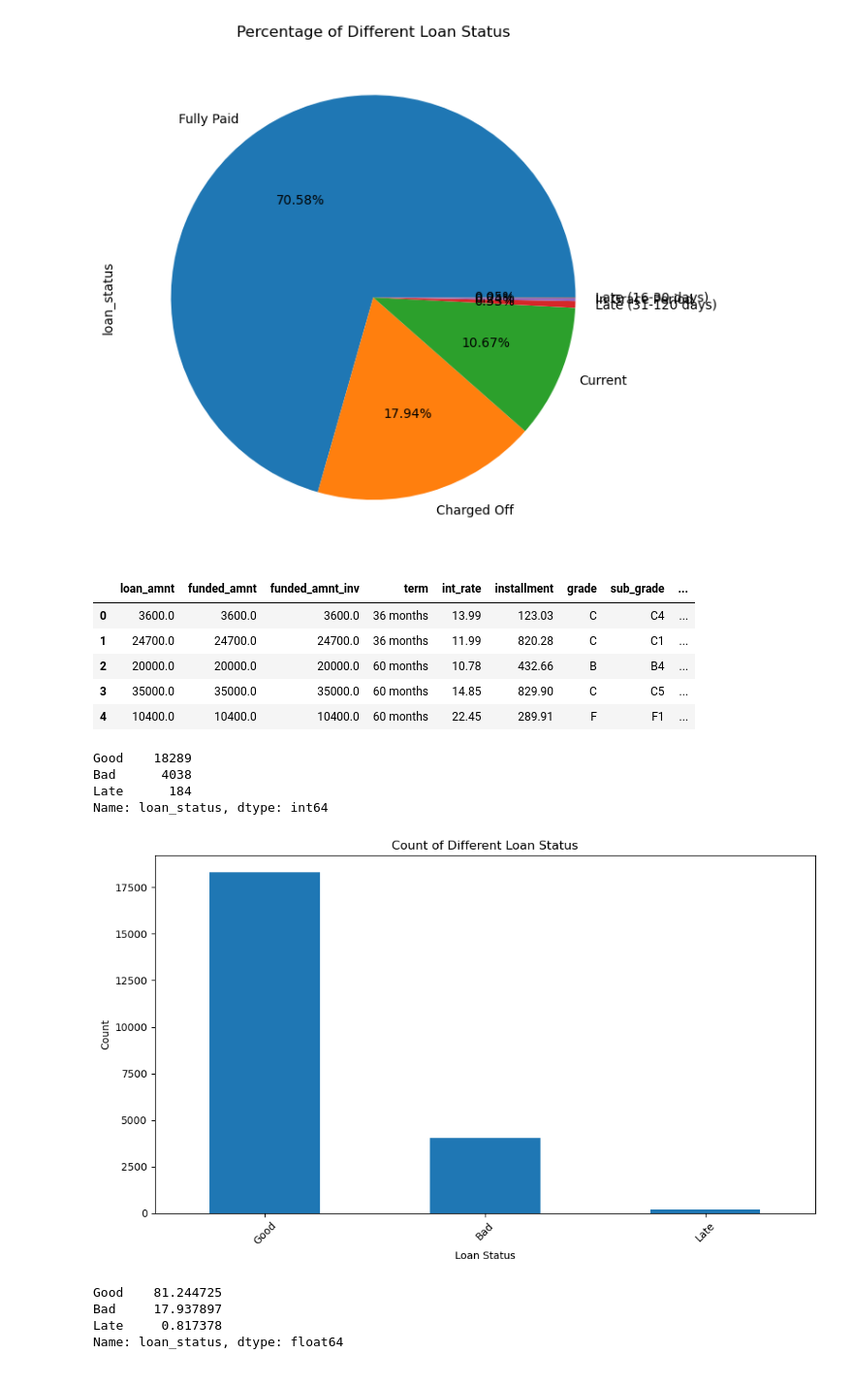
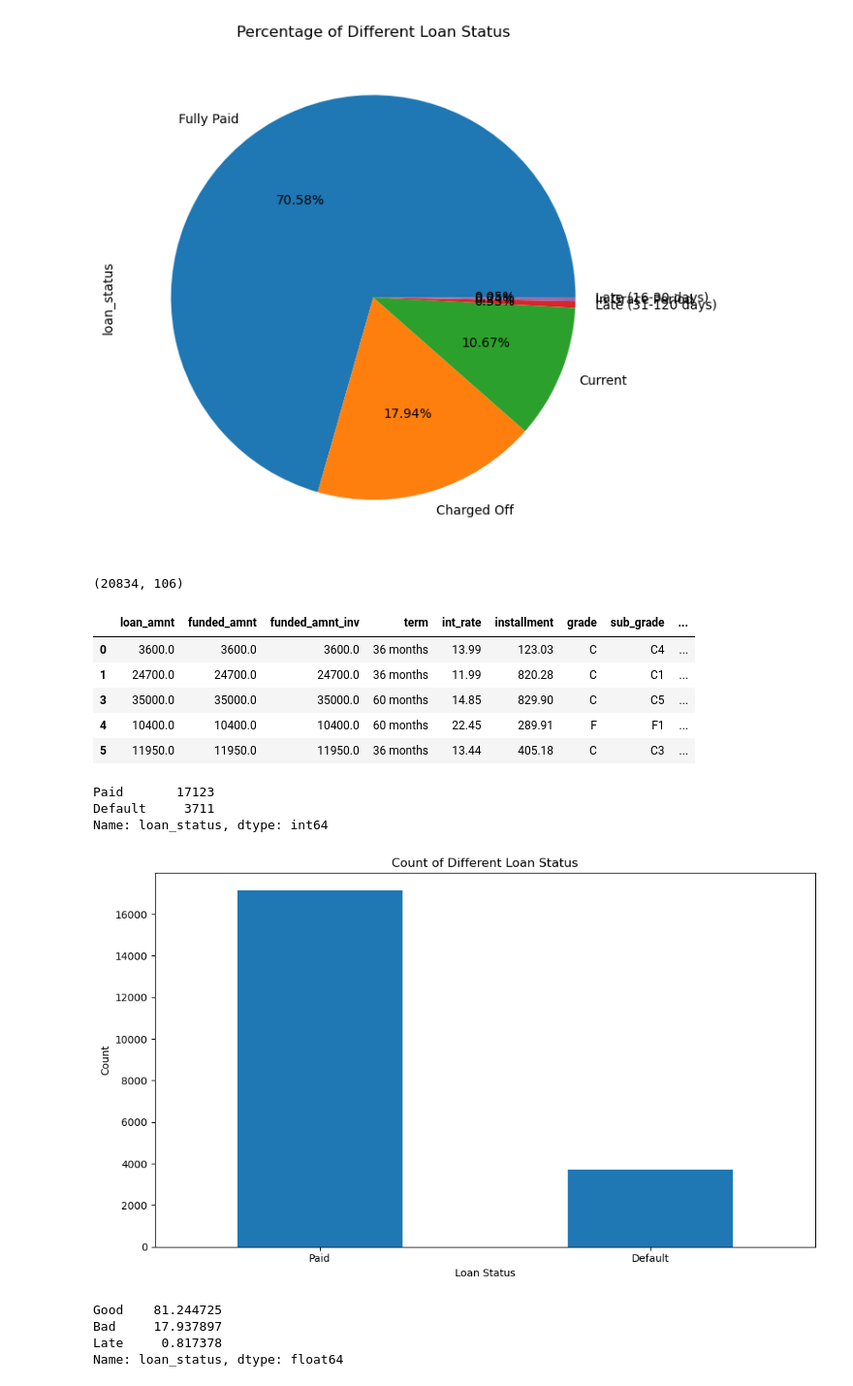
Before and after one commit to rachellliao/loan-default-prediction, a Jupyter notebook: EDA.ipynb, the cells around one changed output. Shown at 97% size. Saved outputs shown, nothing was run; the diff lists cells and outputs as text; code cells hidden in the pictures.

```diff
--- a/EDA.ipynb
+++ b/EDA.ipynb
@@ -307,12 +308,21 @@ plt.tight_layout()
 plt.show()
 # %% [output]
 [figure]
+# %%
+# Drop the rows with 'Late (16-30 days)', 'Late (31-120 days)', and 'In Grace Period' values in 'loan_status' column
+df_clean = df_clean[df_clean['loan_status'] != 'Late (16-30 days)']
+df_clean = df_clean[df_clean['loan_status'] != 'Late (31-120 days)']
+df_clean = df_clean[df_clean['loan_status'] != 'In Grace Period']
+
+# Check the shape of the dataframe
+df_clean.shape
+# %% [output]
+(20834, 106)
 # %%
 # Create a new DataFrame with modified loan_status values
 df_modified = df_clean.copy()
-df_modified['loan_status'] = df_modified['loan_status'].replace(['Fully Paid', 'Current'], 'Good')
-df_modified['loan_status'] = df_modified['loan_status'].replace(['Late (16-30 days)', 'Late (31-120 days)', 'In Grace Period'], 'Late')
-df_modified['loan_status'] = df_modified['loan_status'].replace(['Charged Off'], 'Bad')
+df_modified['loan_status'] = df_modified['loan_status'].replace(['Fully Paid', 'Current'], 'Paid')
+df_modified['loan_status'] = df_modified['loan_status'].replace(['Charged Off'], 'Default')
 
 # Show the first 5 rows of the modified DataFrame
 df_modified.head()
@@ -320,29 +330,28 @@ df_modified.head()
 |  | loan_amnt | funded_amnt | funded_amnt_inv | term | int_rate | installment | grade | sub_grade | ... |
 | 0 | 3600.0 | 3600.0 | 3600.0 | 36 months | 13.99 | 123.03 | C | C4 | ... |
 | 1 | 24700.0 | 24700.0 | 24700.0 | 36 months | 11.99 | 820.28 | C | C1 | ... |
-| 2 | 20000.0 | 20000.0 | 20000.0 | 60 months | 10.78 | 432.66 | B | B4 | ... |
 | 3 | 35000.0 | 35000.0 | 35000.0 | 60 months | 14.85 | 829.90 | C | C5 | ... |
 | 4 | 10400.0 | 10400.0 | 10400.0 | 60 months | 22.45 | 289.91 | F | F1 | ... |
+| 5 | 11950.0 | 11950.0 | 11950.0 | 36 months | 13.44 | 405.18 | C | C3 | ... |
 # %%
 # Get the count of each unique value in 'loan_status' column
 df_modified['loan_status'].value_counts()
 # %% [output]
-Good    18289
-Bad      4038
-Late      184
+Paid       17123
+Default     3711
 Name: loan_status, dtype: int64
 # %%
 # Create a bar plot for count of values in the modified 'loan_status' column
 plt.figure(figsize=(10, 6))
 df_modified['loan_status'].value_counts().plot(kind='bar')
 plt.xlabel('Loan Status')
 plt.ylabel('Count')
 plt.title('Count of Different Loan Status')
-plt.xticks(rotation=45)
+plt.xticks(rotation=0)
 plt.tight_layout()
 plt.show()
 # %% [output]
-[figure, old version]
+[figure, new version]
 # %%
 # Get the percentage of each unique value in 'loan_status' column
 df_modified['loan_status'].value_counts() / len(df_modified) * 100
```
Also changed, not shown: parts of 2 cells of this notebook.
